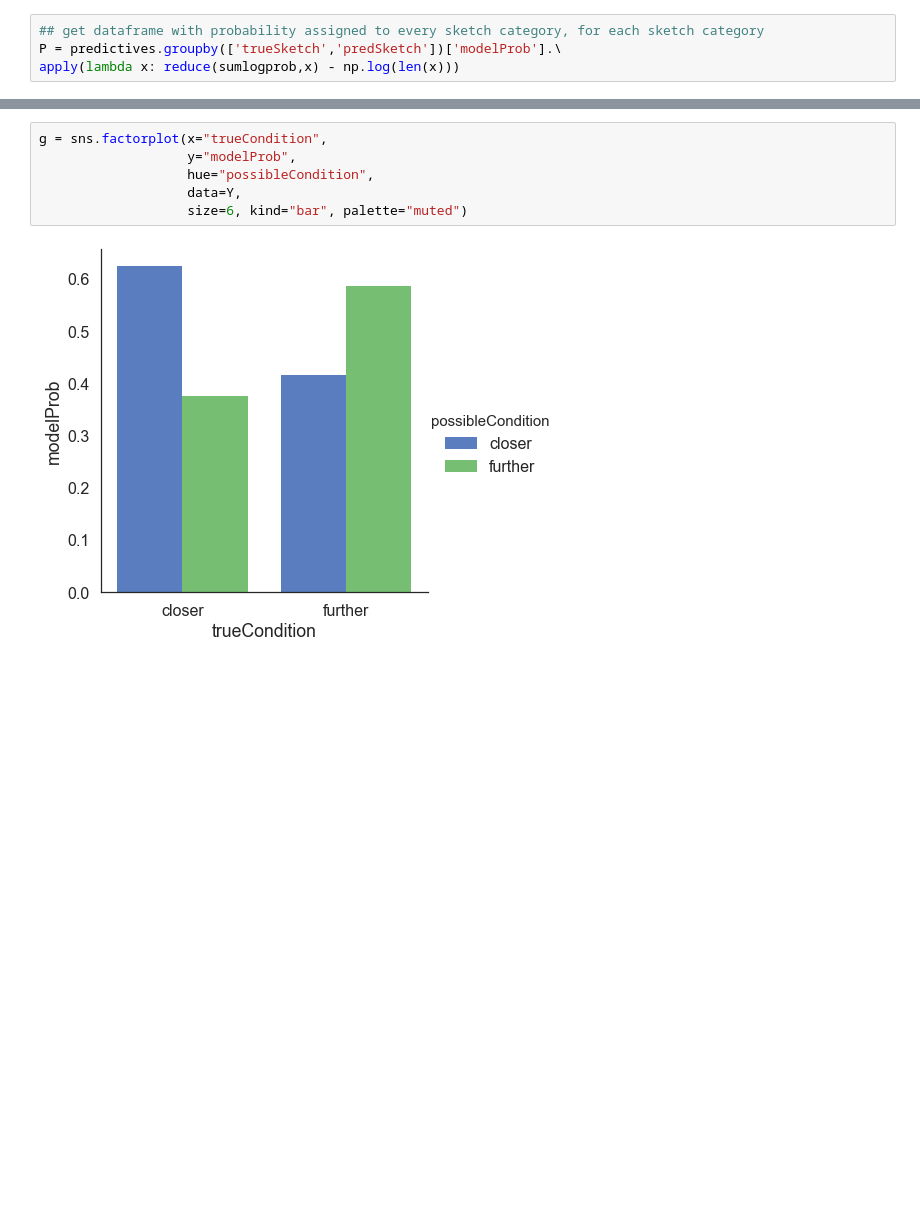
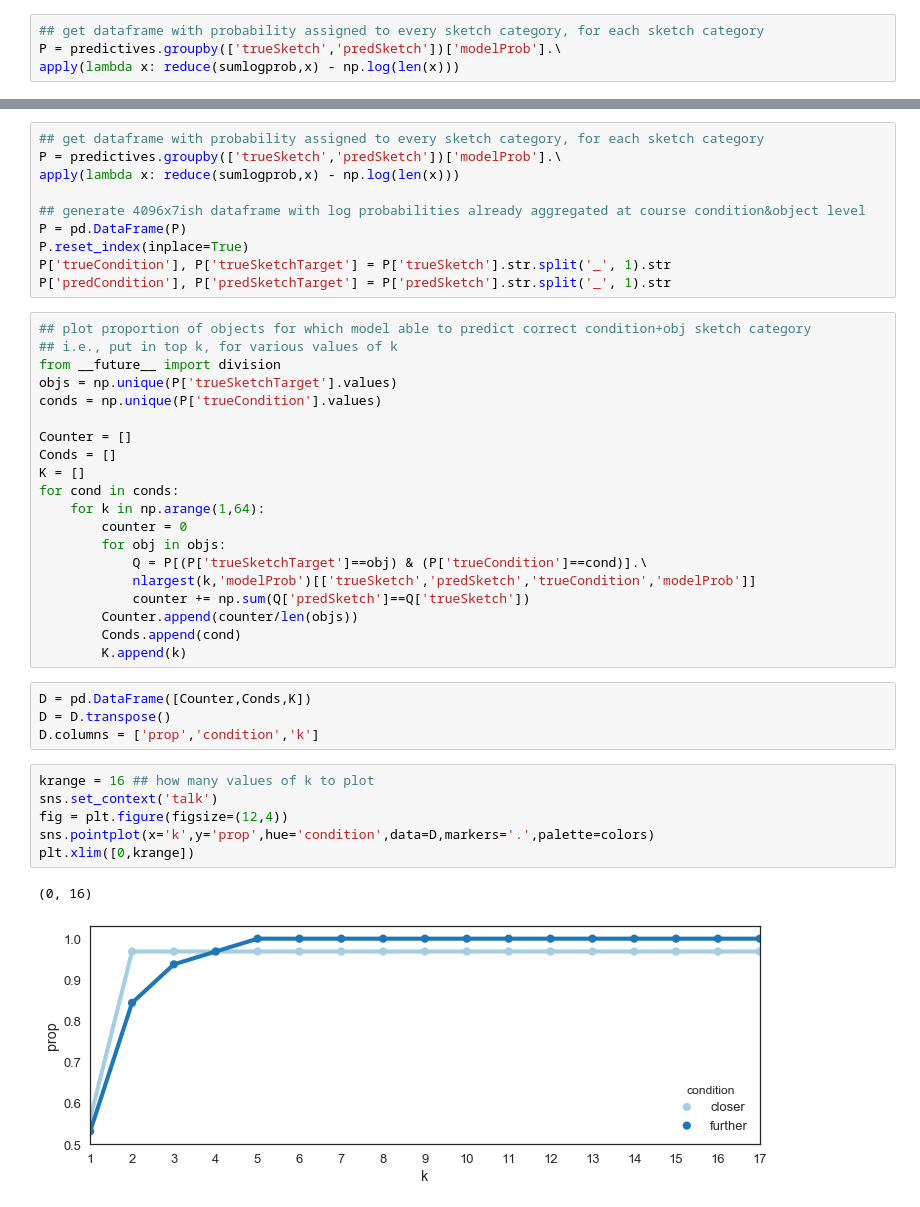
Before and after one commit to judithfan/visual_communication_in_context, a Jupyter notebook: analysis/pilot2_analysis_sketchpad_basic_recog.ipynb, the cells around one changed output, grey strips where cells are left out. Drawn from its saved outputs; the diff is of its cells as text; blank space fills up the shorter version.

```diff
--- a/analysis/pilot2_analysis_sketchpad_basic_recog.ipynb
+++ b/analysis/pilot2_analysis_sketchpad_basic_recog.ipynb
@@ -765,8 +799,43 @@ g = sns.factorplot(x="trueCondition",
-# %%
-g = sns.factorplot(x="trueCondition",
-                   y="modelProb",
-                   hue="possibleCondition",
-                   data=Y,
-                   size=6, kind="bar", palette="muted")
-# %% [output]
-[figure, removed]
+# %%
+## get dataframe with probability assigned to every sketch category, for each sketch category
+P = predictives.groupby(['trueSketch','predSketch'])['modelProb'].\
+apply(lambda x: reduce(sumlogprob,x) - np.log(len(x)))
+
+## generate 4096x7ish dataframe with log probabilities already aggregated at course condition&object level
+P = pd.DataFrame(P)
+P.reset_index(inplace=True)
+P['trueCondition'], P['trueSketchTarget'] = P['trueSketch'].str.split('_', 1).str
+P['predCondition'], P['predSketchTarget'] = P['predSketch'].str.split('_', 1).str
+# %%
+## plot proportion of objects for which model able to predict correct condition+obj sketch category
+## i.e., put in top k, for various values of k
+from __future__ import division
+objs = np.unique(P['trueSketchTarget'].values)
+conds = np.unique(P['trueCondition'].values)
+
+Counter = []
+Conds = []
+K = []
+for cond in conds:
+    for k in np.arange(1,64):
+        counter = 0
+        for obj in objs:
+            Q = P[(P['trueSketchTarget']==obj) & (P['trueCondition']==cond)].\
+            nlargest(k,'modelProb')[['trueSketch','predSketch','trueCondition','modelProb']]
+            counter += np.sum(Q['predSketch']==Q['trueSketch'])
+        Counter.append(counter/len(objs))
+        Conds.append(cond)
+        K.append(k)
+# %%
+D = pd.DataFrame([Counter,Conds,K])
+D = D.transpose()
+D.columns = ['prop','condition','k']
+# %%
+krange = 16 ## how many values of k to plot
+sns.set_context('talk')
+fig = plt.figure(figsize=(12,4))
+sns.pointplot(x='k',y='prop',hue='condition',data=D,markers='.',palette=colors)
+plt.xlim([0,krange])
+# %% [output]
+(0, 16)
+[figure, added]
```
Also changed, not shown: parts of 18 cells of this notebook, 6 other files.
